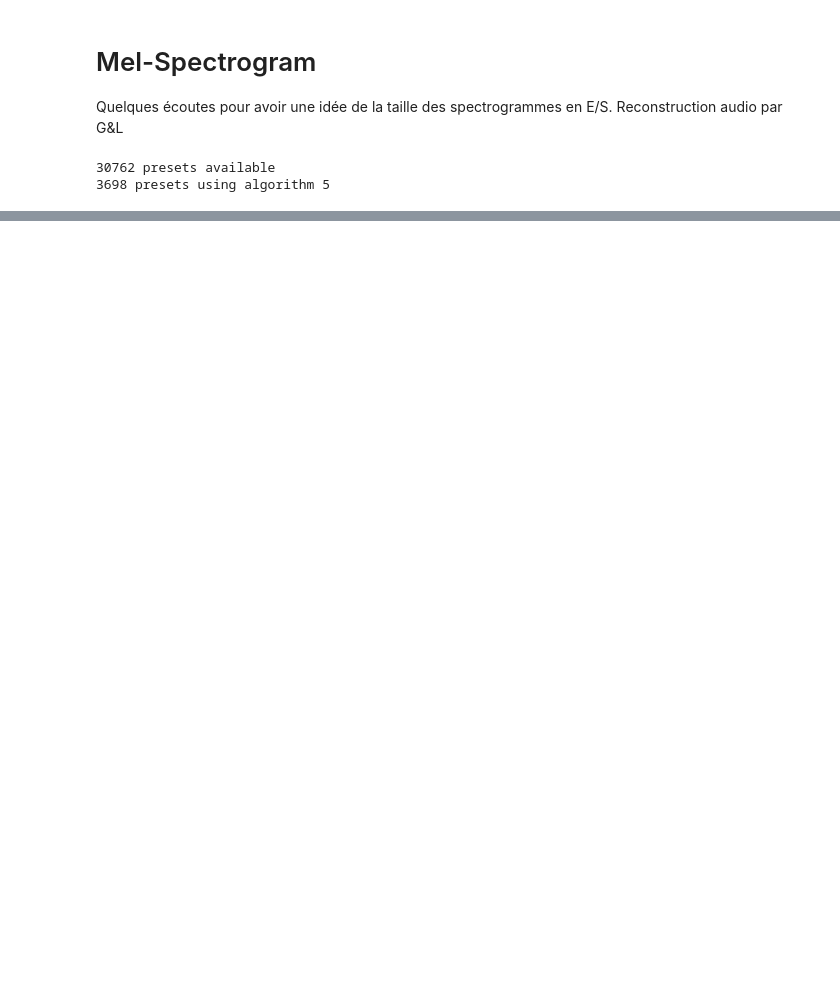
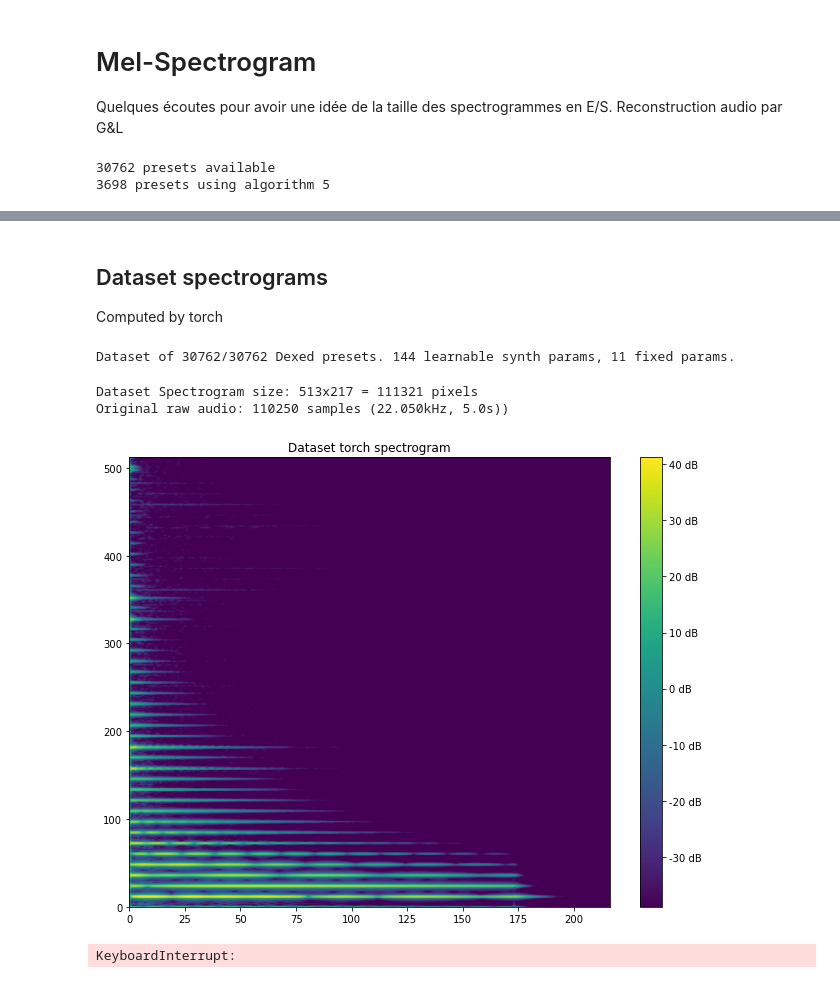
Before and after one commit to gwendal-lv/preset-gen-vae, a Jupyter notebook: dexed_spectrograms.ipynb, the cells around one changed output, grey strips where cells are left out. Cells and saved outputs as stored; diff of their text form; code cells hidden in the pictures; blank space fills up the shorter version.

```diff
--- a/dexed_spectrograms.ipynb
+++ b/dexed_spectrograms.ipynb
@@ -132,3 +140,48 @@ Audio(x_wav_from_mel, rate=Fs)
 # %% [output]
 Reconstructed audio
 [interactive output not drawn]
+# %% [markdown]
+## Dataset spectrograms
+Computed by torch
+# %%
+from data import dataset
+import matplotlib.pyplot as plt
+import importlib
+importlib.reload(dataset)
+
+dexed_dataset = dataset.DexedDataset()
+print(dexed_dataset)
+
+one_sample = dexed_dataset[0]
+# %% [output]
+Dataset of 30762/30762 Dexed presets. 144 learnable synth params, 11 fixed params.
+# %%
+spectrogram, params, midi = one_sample
+spectrogram_size = dexed_dataset.get_spectrogram_tensor_size()
+print("Dataset Spectrogram size: {}x{} = {} pixels\nOriginal raw audio: {} samples (22.050kHz, 5.0s))"
+      .format(spectrogram_size[0], spectrogram_size[1],
+              spectrogram_size[0]*spectrogram_size[1], 5 * 22050))
+
+fig, ax = plt.subplots(1, 1, figsize=(9, 7))
+ax.set(title="Dataset torch spectrogram")
+im = ax.pcolormesh(spectrogram, shading='gouraud')
+fig.colorbar(im, ax=ax, orientation='vertical', format='%.0f dB')
+fig.tight_layout()
+# %% [output]
+Dataset Spectrogram size: 513x217 = 111321 pixels
+Original raw audio: 110250 samples (22.050kHz, 5.0s))
+[figure, added]
+# %%
+import torch
+import os
+# dataloader test
+dexed_dataloader = torch.utils.data.DataLoader(dexed_dataset, batch_size=128, shuffle=False,
+                                               num_workers=8)
+sample = None
+for i, sample in enumerate(dexed_dataloader):
+    pass  # pour voir le dataset complet...
+    if i%10 == 0:
+        print("batch {}".format(i))
+print(sample)
+# %% [output]
+KeyboardInterrupt:
```
Also changed, not shown: parts of 4 cells of this notebook, 2 other files.
